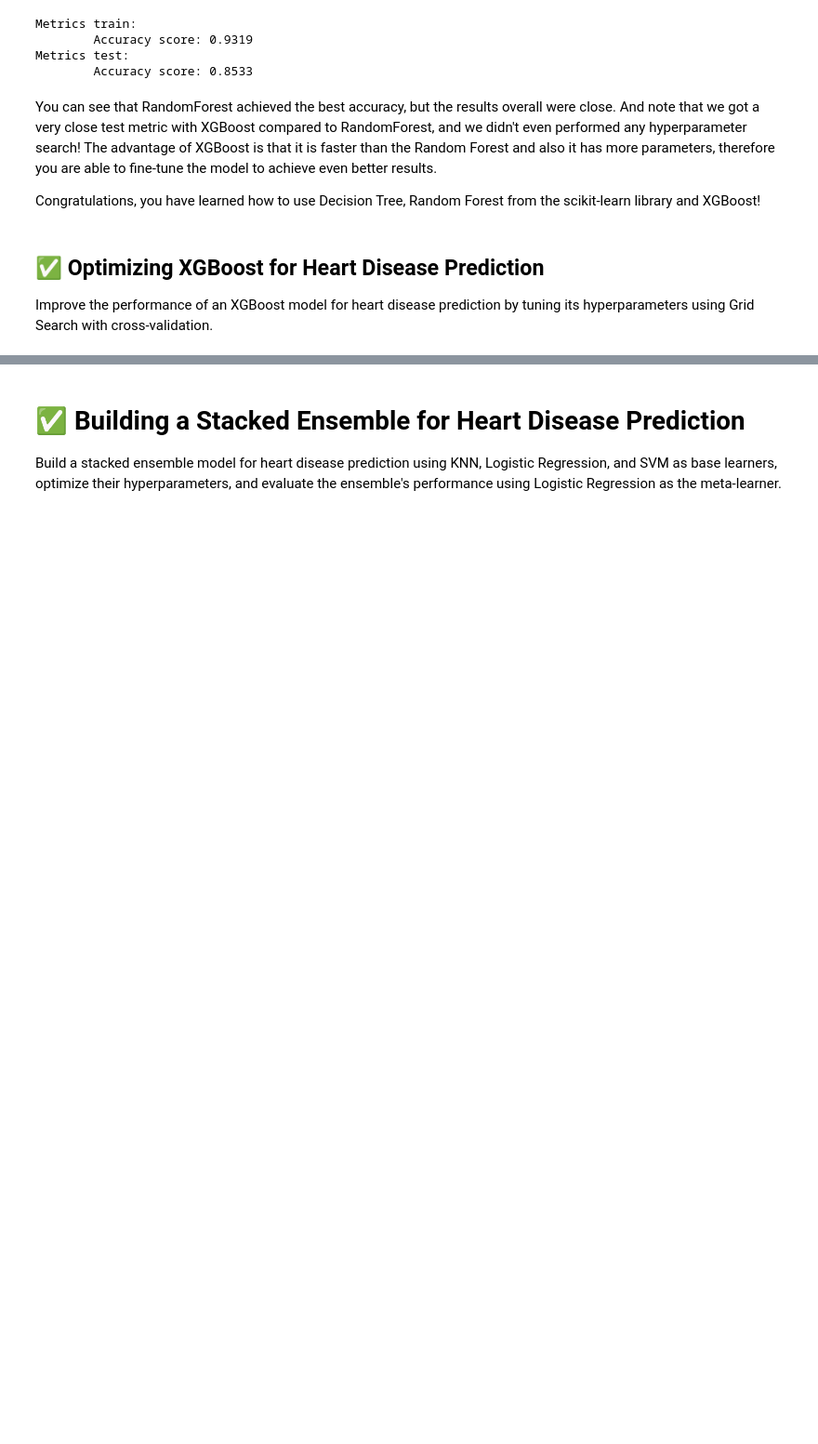
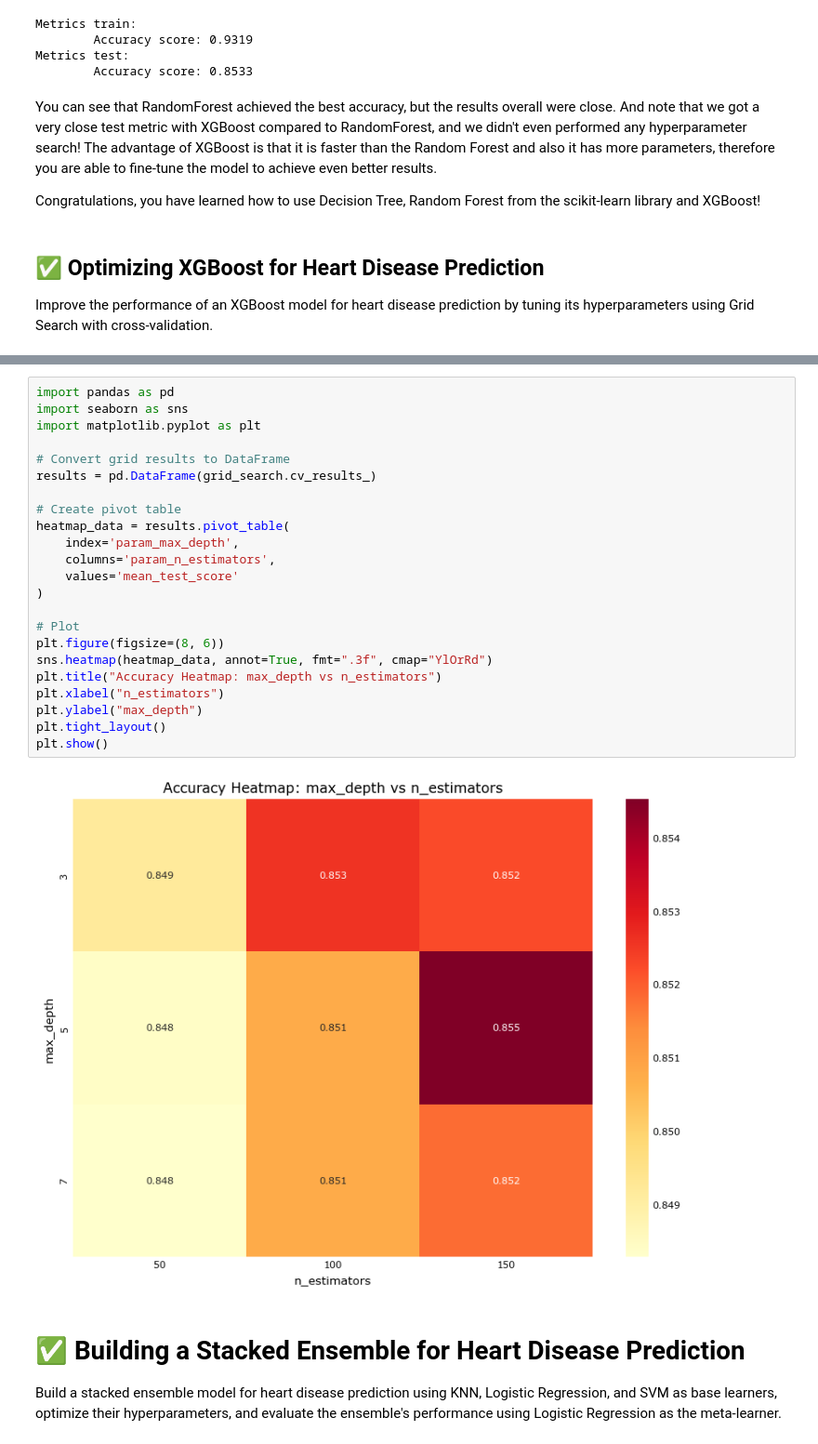
Before and after one commit to JeffAsDRK/Semana_3_AS, a Jupyter notebook: Decision_Trees,_Random_Forest,_Stacked_Ensembles,_XGBoost,_AutoGluon.ipynb, the cells around one changed output, grey strips where cells are left out. Shown: that part at 93% size. Drawn from its saved outputs; the diff is of its cells as text; blank space fills up the shorter version.

```diff
--- a/Decision_Trees,_Random_Forest,_Stacked_Ensembles,_XGBoost,_AutoGluon.ipynb
+++ b/Decision_Trees,_Random_Forest,_Stacked_Ensembles,_XGBoost,_AutoGluon.ipynb
@@ -472,3 +524,28 @@ from xgboost import XGBClassifier
+# %%
+import pandas as pd
+import seaborn as sns
+import matplotlib.pyplot as plt
+
+# Convert grid results to DataFrame
+results = pd.DataFrame(grid_search.cv_results_)
+
+# Create pivot table
+heatmap_data = results.pivot_table(
+    index='param_max_depth',
+    columns='param_n_estimators',
+    values='mean_test_score'
+)
+
+# Plot
+plt.figure(figsize=(8, 6))
+sns.heatmap(heatmap_data, annot=True, fmt=".3f", cmap="YlOrRd")
+plt.title("Accuracy Heatmap: max_depth vs n_estimators")
+plt.xlabel("n_estimators")
+plt.ylabel("max_depth")
+plt.tight_layout()
+plt.show()
+# %% [output]
+[figure, added]
 # %% [markdown]
 # ✅ Building a Stacked Ensemble for Heart Disease Prediction
 
```
Also changed, not shown: parts of 10 cells of this notebook.
